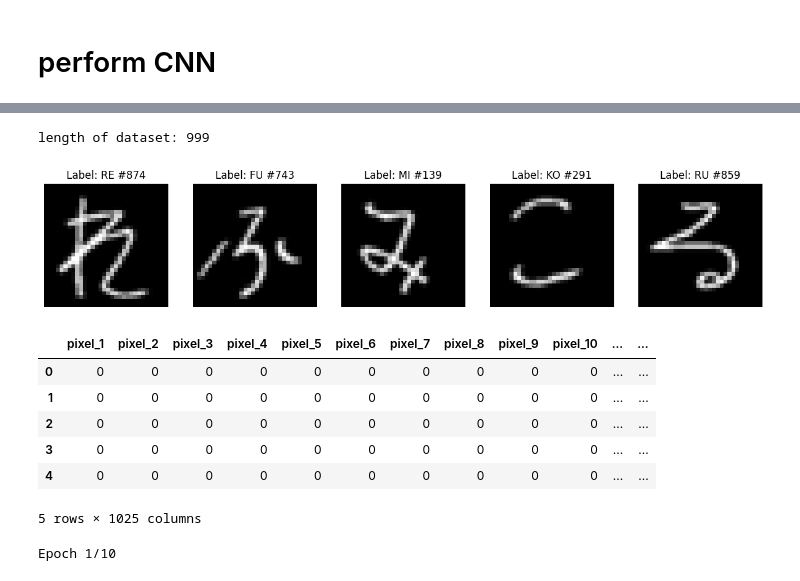
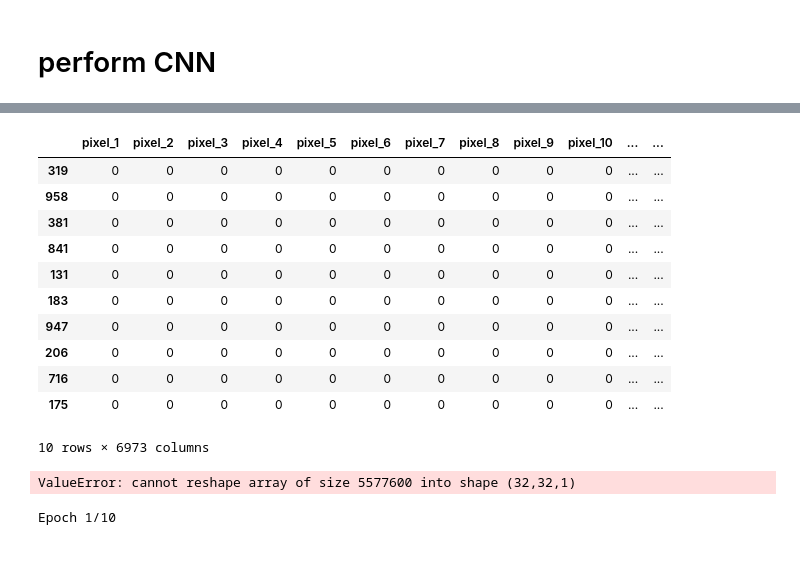
Before and after one commit to kyleoneil/MLProjs, a Jupyter notebook: hiragana_ocr_translation/hiragana_character_recognition.ipynb, the cells around one changed output, grey strips where cells are left out. Saved outputs shown, nothing was run; the diff lists cells and outputs as text; code cells hidden in the pictures.

```diff
--- a/hiragana_ocr_translation/hiragana_character_recognition.ipynb
+++ b/hiragana_ocr_translation/hiragana_character_recognition.ipynb
@@ -118,8 +113,20 @@ for index, row in cv.iterrows():
     if pd.isna(label) or label == 'NA':
         label = 'NA'
     labels.append(label)
-images = np.array(images)
-labels = np.array(labels)
 
-images
+# plot images with labels
+import matplotlib.pyplot as plt
+import random
+
+dataset_len = len(labels) - 1
+print('length of dataset:', dataset_len)
+fig, axs = plt.subplots(1,5, figsize=(15,3))
+axs = axs.flatten()
+
+for i in range(5):
+    ran = random.randint(0, dataset_len)
+    ax = axs[i]
+    ax.imshow(images[ran].reshape(img_width, img_height), cmap='gray')
+    ax.set_title("Label: " + labels[ran] + f' #{ran}')
+    ax.axis('off')
 # %% [output]
@@ -143,55 +135,39 @@ array([[[0, 0, 0, ..., 0, 0, 0],
-# %%
-import matplotlib.pyplot as plt
-import random
-
-dataset_len = len(labels) - 1
-print('length of dataset:', dataset_len)
-fig, axs = plt.subplots(1,5, figsize=(15,3))
-axs = axs.flatten()
-
-for i in range(5):
-    ran = random.randint(0, dataset_len)
-    ax = axs[i]
-    ax.imshow(images[ran].reshape(img_width, img_height), cmap='gray')
-    ax.set_title("Label: " + labels[ran] + f' #{ran}')
-    ax.axis('off')
-# %% [output]
-length of dataset: 999
-[figure, removed]
 # %%
-flat_images = images.reshape((images.shape[0], -1))
+# Flatten Image Data and Create Labeled DataFrame
+
+flat_images = X.reshape((X.shape[0], -1))
 
 # Create column names for the pixel values
 pixel_columns = [f'pixel_{i+1}' for i in range(flat_images.shape[1])]
 
 # Create the DataFrame
 df = pd.DataFrame(flat_images, columns=pixel_columns)
 df['label'] = labels
 
-
-label_encoder = LabelEncoder()
-y_numeric = label_encoder.fit_transform(df['label'])
-
-
-# Display the DataFrame
-df.head()
+df.sample(10)
 # %% [output]
 |  | pixel_1 | pixel_2 | pixel_3 | pixel_4 | pixel_5 | pixel_6 | pixel_7 | pixel_8 | pixel_9 | pixel_10 | ... | ... |
-| 0 | 0 | 0 | 0 | 0 | 0 | 0 | 0 | 0 | 0 | 0 | ... | ... |
-| 1 | 0 | 0 | 0 | 0 | 0 | 0 | 0 | 0 | 0 | 0 | ... | ... |
-| 2 | 0 | 0 | 0 | 0 | 0 | 0 | 0 | 0 | 0 | 0 | ... | ... |
-| 3 | 0 | 0 | 0 | 0 | 0 | 0 | 0 | 0 | 0 | 0 | ... | ... |
-| 4 | 0 | 0 | 0 | 0 | 0 | 0 | 0 | 0 | 0 | 0 | ... | ... |
+| 319 | 0 | 0 | 0 | 0 | 0 | 0 | 0 | 0 | 0 | 0 | ... | ... |
+| 958 | 0 | 0 | 0 | 0 | 0 | 0 | 0 | 0 | 0 | 0 | ... | ... |
+| 381 | 0 | 0 | 0 | 0 | 0 | 0 | 0 | 0 | 0 | 0 | ... | ... |
+| 841 | 0 | 0 | 0 | 0 | 0 | 0 | 0 | 0 | 0 | 0 | ... | ... |
+| 131 | 0 | 0 | 0 | 0 | 0 | 0 | 0 | 0 | 0 | 0 | ... | ... |
+| 183 | 0 | 0 | 0 | 0 | 0 | 0 | 0 | 0 | 0 | 0 | ... | ... |
+| 947 | 0 | 0 | 0 | 0 | 0 | 0 | 0 | 0 | 0 | 0 | ... | ... |
+| 206 | 0 | 0 | 0 | 0 | 0 | 0 | 0 | 0 | 0 | 0 | ... | ... |
+| 716 | 0 | 0 | 0 | 0 | 0 | 0 | 0 | 0 | 0 | 0 | ... | ... |
+| 175 | 0 | 0 | 0 | 0 | 0 | 0 | 0 | 0 | 0 | 0 | ... | ... |
-5 rows × 1025 columns
+10 rows × 6973 columns
 # %%
+# Separate features and labels
 
+label_encoder = LabelEncoder()
 
-# Separate features and labels
-X = df[pixel_columns].values
-y = y_numeric
+X_flatten = df[pixel_columns].values
+Y_flatten = label_encoder.fit_transform(df['label'])
 
 # Split into train and test sets
-X_train, X_test, y_train, y_test = train_test_split(X, y, test_size=0.2, random_state=42)
+X_train, X_test, y_train, y_test = train_test_split(X_flatten, Y_flatten, test_size=0.2, random_state=42)
 # Convert to one-hot encoding
 # Reshape the data back to 2D images
 X_train = X_train.reshape((-1, img_width, img_height, 1))
@@ -200,6 +176,8 @@ X_test = X_test.reshape((-1, img_width, img_height, 1))
 # Convert labels to one-hot encoding
 y_train_cnn = tf.keras.utils.to_categorical(y_train)
 y_test_cnn = tf.keras.utils.to_categorical(y_test)
+# %% [output]
+ValueError: cannot reshape array of size 5577600 into shape (32,32,1)
 # %%
 # Build the CNN model
 model = models.Sequential([
```
Also changed, not shown: parts of 6 cells of this notebook, 2 other files.
